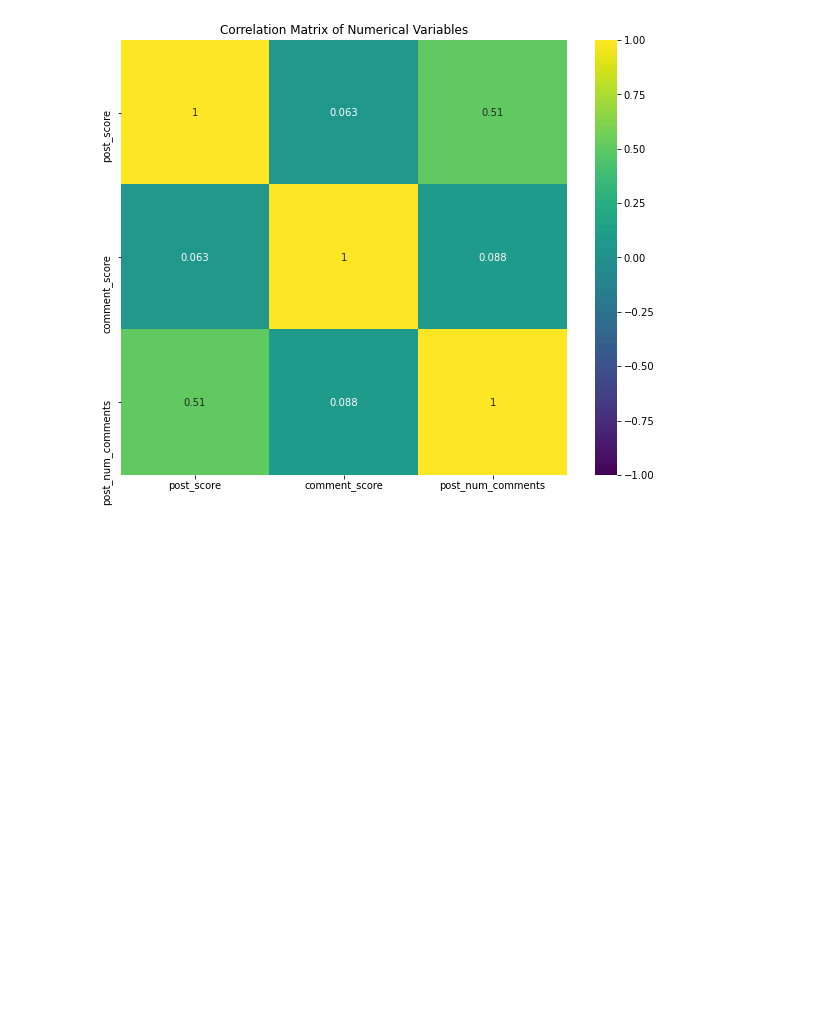
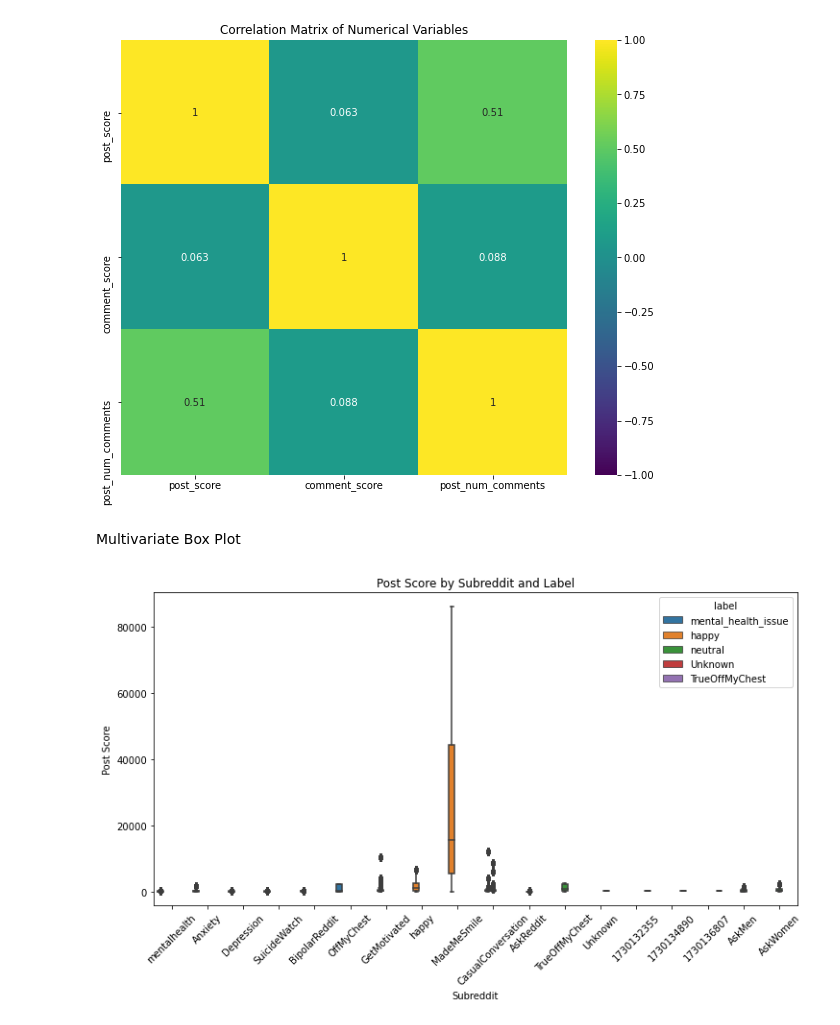
Before and after one commit to CynthiaJerono/Phase_5_Project, a Jupyter notebook: Bestina.ipynb, the cells around one changed output. Cells and saved outputs as stored; diff of their text form; code cells hidden in the pictures; blank space fills up the shorter version.

Commit message:
box plot[[

```diff
--- a/Bestina.ipynb
+++ b/Bestina.ipynb
@@ -271,3 +271,15 @@ plt.title('Correlation Matrix of Numerical Variables')
 plt.show()
 # %% [output]
 [figure]
+# %% [markdown]
+Multivariate Box Plot
+# %%
+plt.figure(figsize=(12, 6))
+sns.boxplot(data=df, x='subreddit', y='post_score', hue='label')
+plt.title('Post Score by Subreddit and Label')
+plt.xlabel('Subreddit')
+plt.ylabel('Post Score')
+plt.xticks(rotation=45)
+plt.show()
+# %% [output]
+[figure, added]
```
